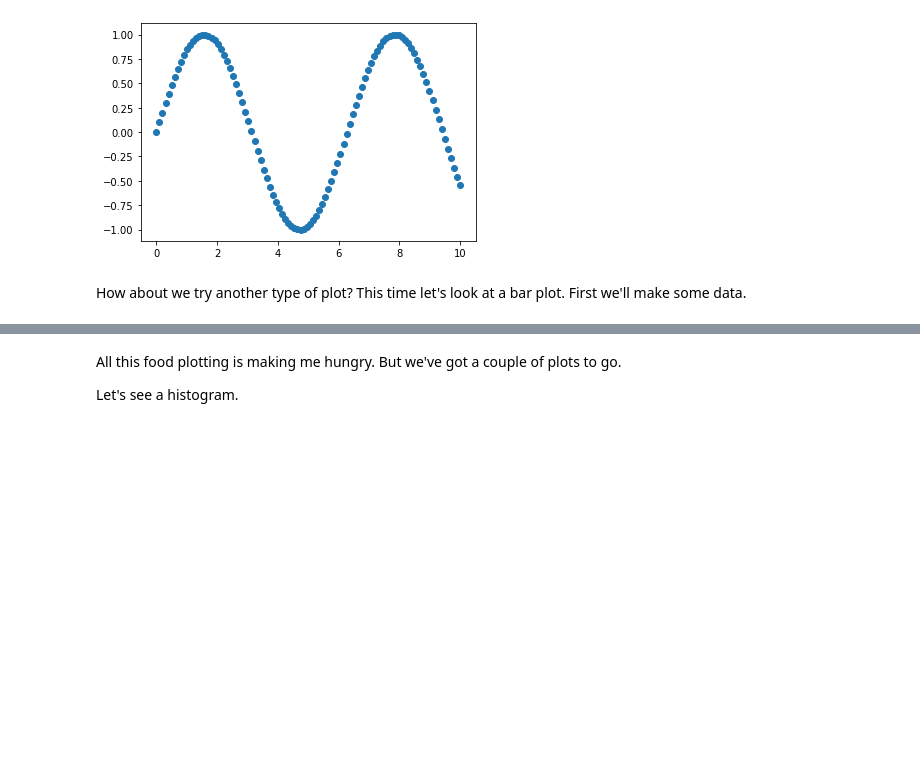
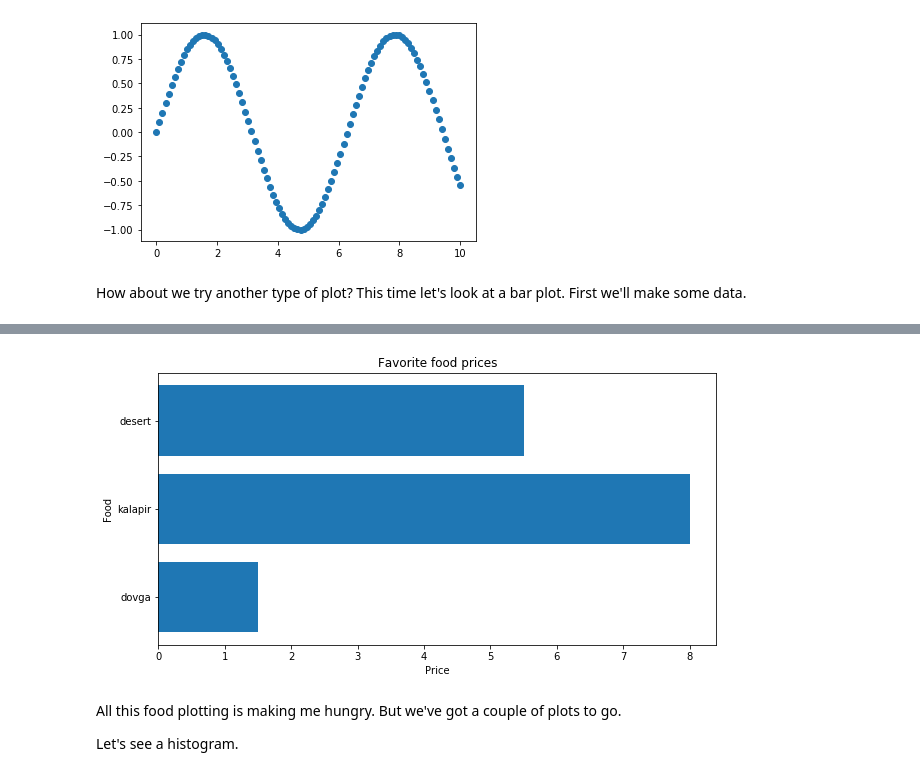
Before and after one commit to faridhuseynov/Udemy_ZTM, a Jupyter notebook: matplotlib-exercises.ipynb, the cells around one changed output, grey strips where cells are left out. Saved outputs shown, nothing was run; the diff lists cells and outputs as text; code cells hidden in the pictures; blank space fills up the shorter version.

```diff
--- a/matplotlib-exercises.ipynb
+++ b/matplotlib-exercises.ipynb
@@ -127,5 +136,12 @@ How about we try another type of plot? This time let's look at a bar plot. First
 # %%
 # Make the same plot as above, except this time make the bars go horizontal
+fig, ax = plt.subplots(figsize=(10,5))
+ax.barh(list(foods.keys()),foods.values())
+ax.set(title="Favorite food prices",
+       xlabel="Price",
+       ylabel="Food");
+# %% [output]
+[figure, added]
 # %% [markdown]
 All this food plotting is making me hungry. But we've got a couple of plots to go.
 
```
Also changed, not shown: parts of 29 cells of this notebook, 2 other files.
